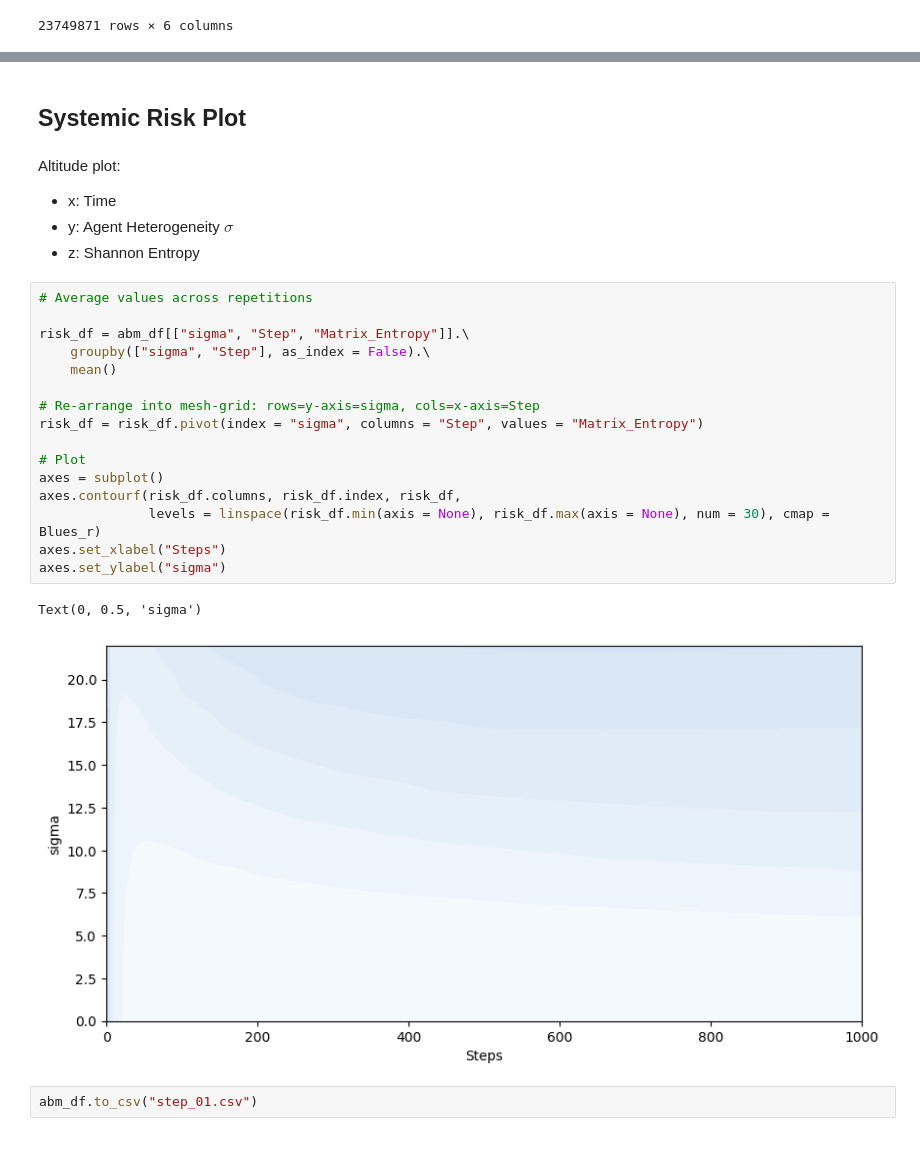
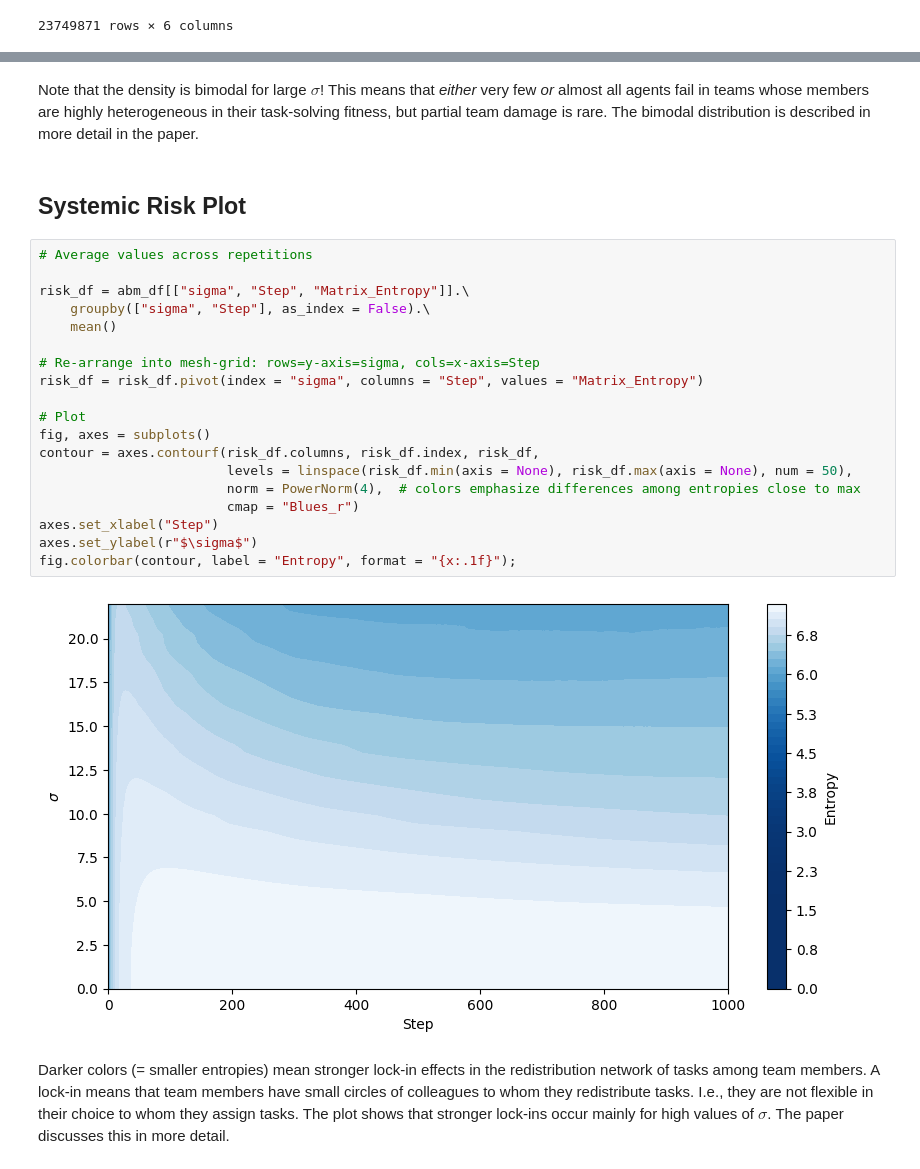
Before and after one commit to CodesByChris/task-assignment-adaptivity, a Jupyter notebook: step_01_resilience_analysis.ipynb, the cells around one changed output, grey strips where cells are left out. Drawn from its saved outputs; the diff is of its cells as text.

Commit message:
Reworked plot visuals in step_01.

```diff
--- a/step_01_resilience_analysis.ipynb
+++ b/step_01_resilience_analysis.ipynb
@@ -136,28 +135,33 @@ axes.yaxis.set_major_formatter(PercentFormatter(1))  # see: https://stackoverflo
+# %% [markdown]
+Note that the density is bimodal for large $\sigma$!
+This means that *either* very few *or* almost all agents fail in teams whose members are highly heterogeneous in their task-solving fitness, but partial team damage is rare.
+The bimodal distribution is described in more detail in the paper.
 # %% [markdown]
 ## Systemic Risk Plot
-# %% [markdown]
-Altitude plot:
-- x: Time
-- y: Agent Heterogeneity $\sigma$
-- z: Shannon Entropy
 # %%
 # Average values across repetitions
 
 risk_df = abm_df[["sigma", "Step", "Matrix_Entropy"]].\
     groupby(["sigma", "Step"], as_index = False).\
     mean()
 
 # Re-arrange into mesh-grid: rows=y-axis=sigma, cols=x-axis=Step
 risk_df = risk_df.pivot(index = "sigma", columns = "Step", values = "Matrix_Entropy")
 
 # Plot
-axes = subplot()
-axes.contourf(risk_df.columns, risk_df.index, risk_df,
-              levels = linspace(risk_df.min(axis = None), risk_df.max(axis = None), num = 30), cmap = Blues_r)
-axes.set_xlabel("Steps")
-axes.set_ylabel("sigma")
+fig, axes = subplots()
+contour = axes.contourf(risk_df.columns, risk_df.index, risk_df,
+                        levels = linspace(risk_df.min(axis = None), risk_df.max(axis = None), num = 50),
+                        norm = PowerNorm(4),  # colors emphasize differences among entropies close to max
+                        cmap = "Blues_r")
+axes.set_xlabel("Step")
+axes.set_ylabel(r"$\sigma$")
+fig.colorbar(contour, label = "Entropy", format = "{x:.1f}");
 # %% [output]
-Text(0, 0.5, 'sigma')
-[figure, old version]
+[figure, new version]
-# %%
-abm_df.to_csv("step_01.csv")
+# %% [markdown]
+Darker colors (= smaller entropies) mean stronger lock-in effects in the redistribution network of tasks among team members.
+A lock-in means that team members have small circles of colleagues to whom they redistribute tasks.
+I.e., they are not flexible in their choice to whom they assign tasks.
+The plot shows that stronger lock-ins occur mainly for high values of $\sigma$.
+The paper discusses this in more detail.
```
Also changed, not shown: parts of 4 cells of this notebook, 1 other file.
